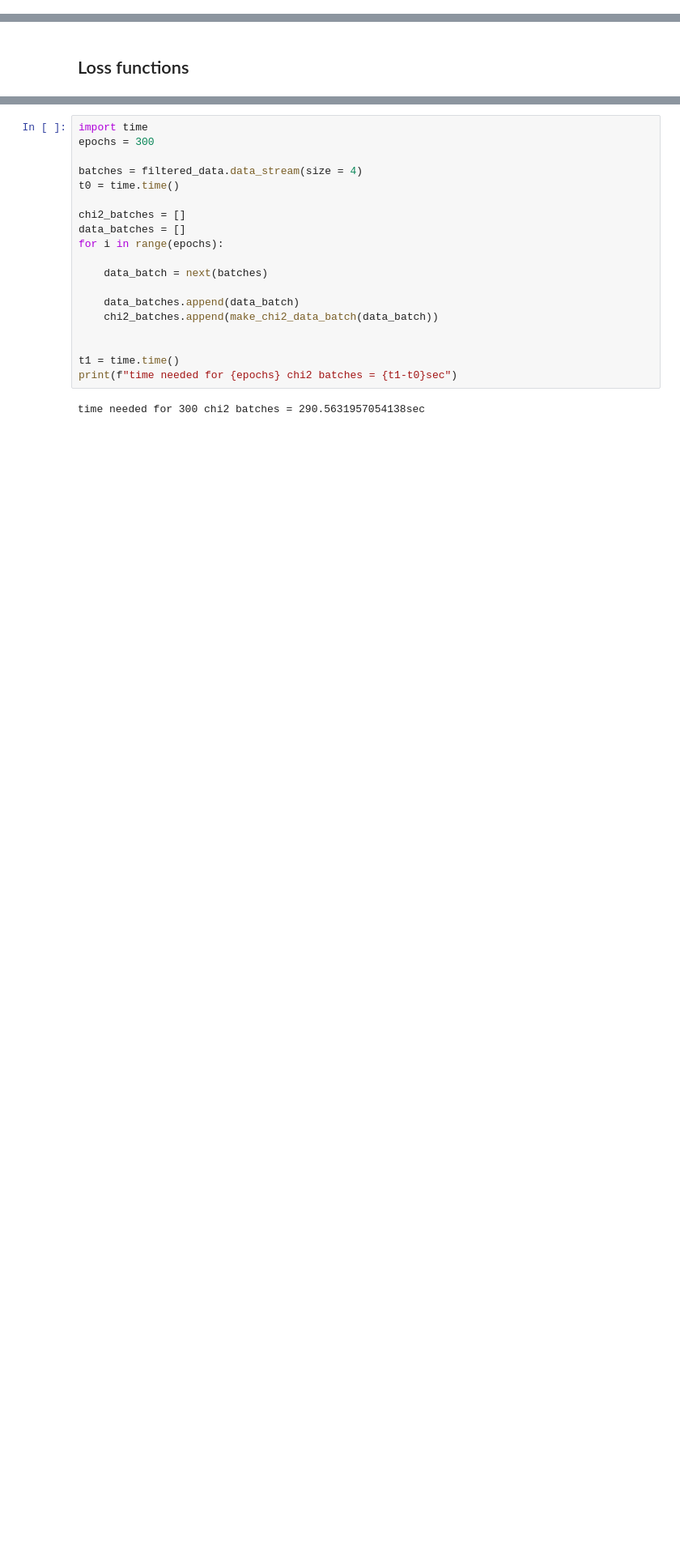
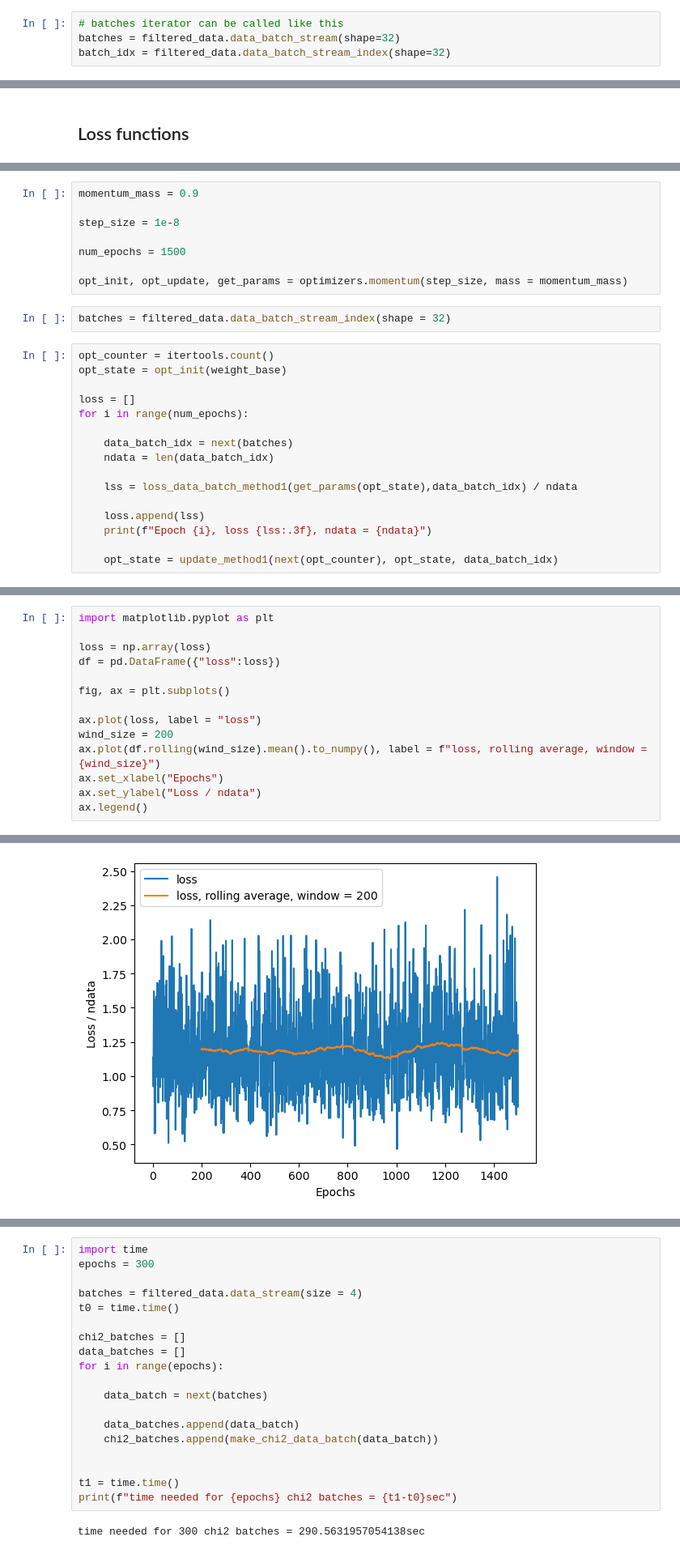
Before and after one commit to HEP-PBSP/colibri, a Jupyter notebook: super_net/examples/example_notebooks/imagepdf_wmin_full_covmat_mini_batch.ipynb, the cells around one changed output, grey strips where cells are left out. Shown: that part at 81% size. Saved outputs shown, nothing was run; the diff lists cells and outputs as text; blank space fills up the shorter version.

Commit message:
mini batch with fixed shape

```diff
--- a/super_net/examples/example_notebooks/imagepdf_wmin_full_covmat_mini_batch.ipynb
+++ b/super_net/examples/example_notebooks/imagepdf_wmin_full_covmat_mini_batch.ipynb
@@ -143,0 +168,4 @@ FilteredDataGroupSpec(name='data_batch', datasets=())
+# %%
+# batches iterator can be called like this
+batches = filtered_data.data_batch_stream(shape=32)
+batch_idx = filtered_data.data_batch_stream_index(shape=32)
@@ -404,0 +463,26 @@ t = [next(data_batch) for i in range(2)]
+# %%
+momentum_mass = 0.9
+
+step_size = 1e-8
+
+num_epochs = 1500
+
+opt_init, opt_update, get_params = optimizers.momentum(step_size, mass = momentum_mass)
+# %%
+batches = filtered_data.data_batch_stream_index(shape = 32)
+# %%
+opt_counter = itertools.count()
+opt_state = opt_init(weight_base)
+
+loss = []
+for i in range(num_epochs):
+
+    data_batch_idx = next(batches)
+    ndata = len(data_batch_idx)
+
+    lss = loss_data_batch_method1(get_params(opt_state),data_batch_idx) / ndata
+
+    loss.append(lss)
+    print(f"Epoch {i}, loss {lss:.3f}, ndata = {ndata}")
+
+    opt_state = update_method1(next(opt_counter), opt_state, data_batch_idx)
@@ -404,0 +507,15 @@ t = [next(data_batch) for i in range(2)]
+# %%
+import matplotlib.pyplot as plt
+
+loss = np.array(loss)
+df = pd.DataFrame({"loss":loss})
+
+fig, ax = plt.subplots()
+
+ax.plot(loss, label = "loss")
+wind_size = 200
+ax.plot(df.rolling(wind_size).mean().to_numpy(), label = f"loss, rolling average, window = {wind_size}")
+ax.set_xlabel("Epochs")
+ax.set_ylabel("Loss / ndata")
+ax.legend()
+# %% [output]
@@ -404,0 +523 @@ t = [next(data_batch) for i in range(2)]
+[figure, added]
```
Also changed, not shown: parts of 23 cells of this notebook.
